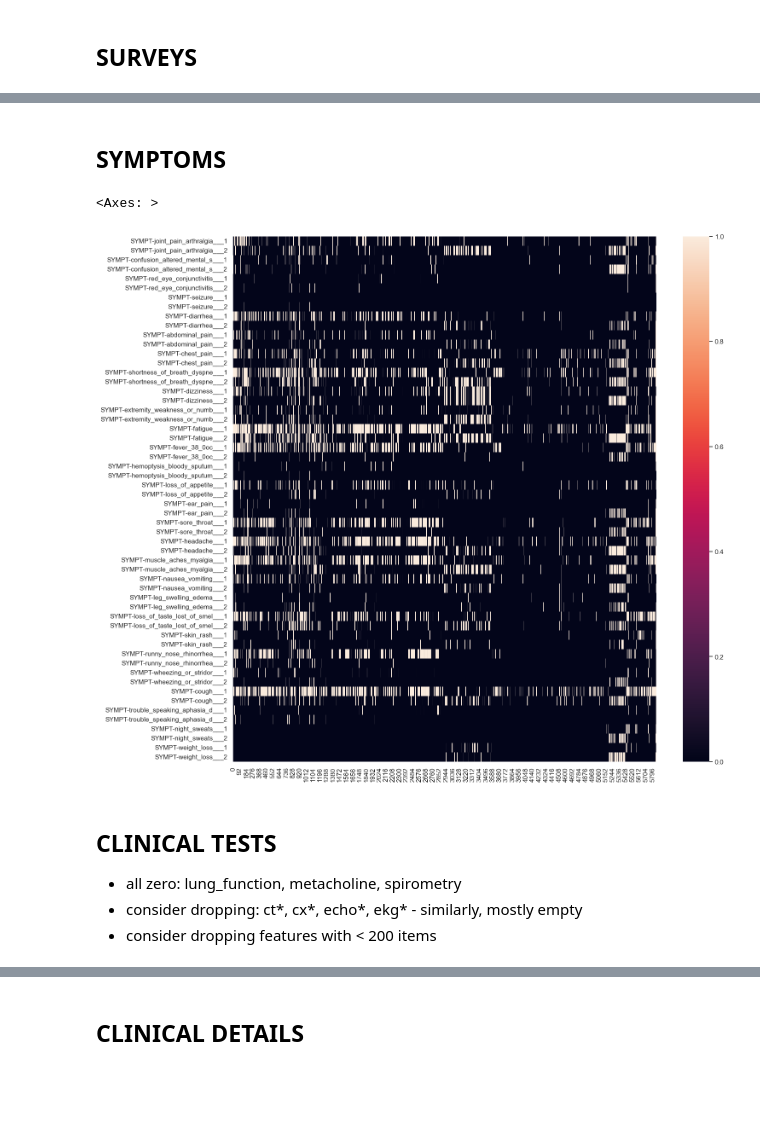
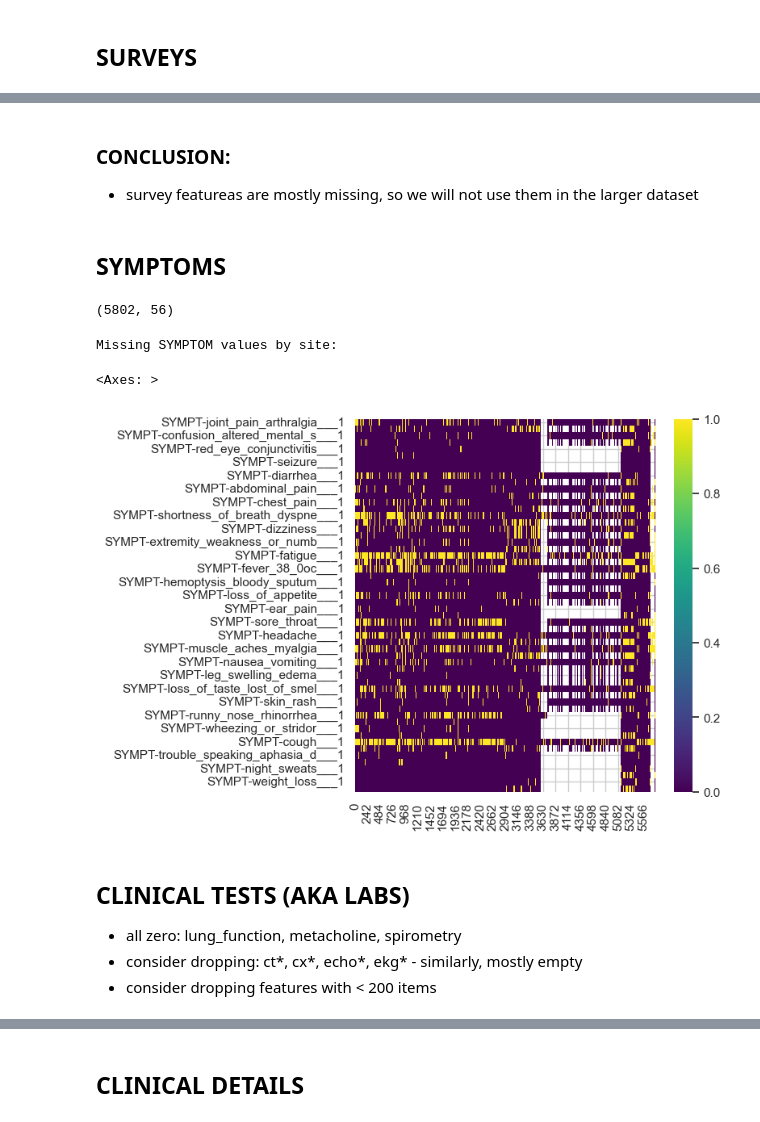
Before and after one commit to davidtweddell/lc_repo, a Jupyter notebook: 01-inspect-data.ipynb, the cells around one changed output, grey strips where cells are left out. Saved outputs shown, nothing was run; the diff lists cells and outputs as text; code cells hidden in the pictures; blank space fills up the shorter version.

```diff
--- a/01-inspect-data.ipynb
+++ b/01-inspect-data.ipynb
@@ -71,8 +143,8 @@ to_drop.append("gender")
 # %%
 try:
-    df = df.drop(columns = to_drop)
+    df = preserved_df.drop(columns = to_drop)
 except KeyError:
+    # already did it and reran the cell
     pass
-    # logging.error(f"Error: {e}")
 df.shape
 # %% [output]
@@ -449,13 +718,0 @@ hx_by_site.T
-# %%
-# read the other-hhx dict from json
-import json
-
-with open("./OUTPUT/dict-other-hx.json", "r") as f:
-    other_hx_dict = json.load(f)
-
-
-# cast key to int
-other_hx_dict = {int(k): v for k, v in other_hx_dict.items()}
-
-# map the other_hhx col from number to string
-df["other_hhx"] = preserved_df["other_hhx"].map(other_hx_dict)
@@ -525,5 +812 @@ PHQ_COMPLETE    = [col for col in df_columns if "patient_health_questionaire" in
 SURVEYS = GAD + PROMIS + PHQ
-# %%
-# prepend the survey columns with "SURVEY-"
-for c in SURVEYS:
-    df = df.rename(columns = {c: "SURVEY-" + c})
@@ -570,3 +826,6 @@ Missing SURVEY values by site:
+# %% [markdown]
+### CONCLUSION:
+- survey featureas are mostly missing, so we will not use them in the larger dataset
 # %% [markdown]
 ## SYMPTOMS
 # %%
@@ -581,24 +840,34 @@ SYMP = [col for col in df.columns if  col.startswith(tuple(symptoms_list))]
 # feature set for symptoms
 symptom_features = df[SYMP]
 
-
-# fill nans with 0
-symptom_features = symptom_features.fillna(0)
+# given that the patients were asked to mark yes/no, we assume that no response is equivalent to a "no"
+# QUESTION: is this reasonable?
+# symptom_features = symptom_features.fillna(0)
 
 # there are symptom features with a value of 2 - replace with 1
 symptom_features = symptom_features.replace(2, 1)
 
 # rename by prefixing sith SYMP
 symptom_features.columns = [f"SYMPT-{col}" for col in symptom_features.columns]
+
+symptom_features.shape
+# %% [output]
+(5802, 56)
+# %%
+# how many nulls per site?
+print("Missing SYMPTOM values by site:")
+# df.groupby('dag')[SYMP].apply(lambda x: x.isnull().sum()).rename(index = site_name_dict).T
+# %% [output]
+Missing SYMPTOM values by site:
 # %%
-fig, ax = plt.subplots(figsize=(16,16))
+fig, ax = plt.subplots(figsize=(6,6))
 # norm = mc.LogNorm(vmin=1, vmax=10)
-sns.heatmap(symptom_features.T, cbar=True, ax = ax, norm = None)
+sns.heatmap(symptom_features.T, cbar=True, ax = ax, norm = None,cmap = 'viridis')
 # %% [output]
 <Axes: >
-[figure, old version]
+[figure, new version]
 # %% [markdown]
-## CLINICAL TESTS
+## CLINICAL TESTS (AKA LABS)
 
 
 - all zero: lung_function, metacholine, spirometry
```
Also changed, not shown: parts of 120 cells of this notebook, 3 other files.
